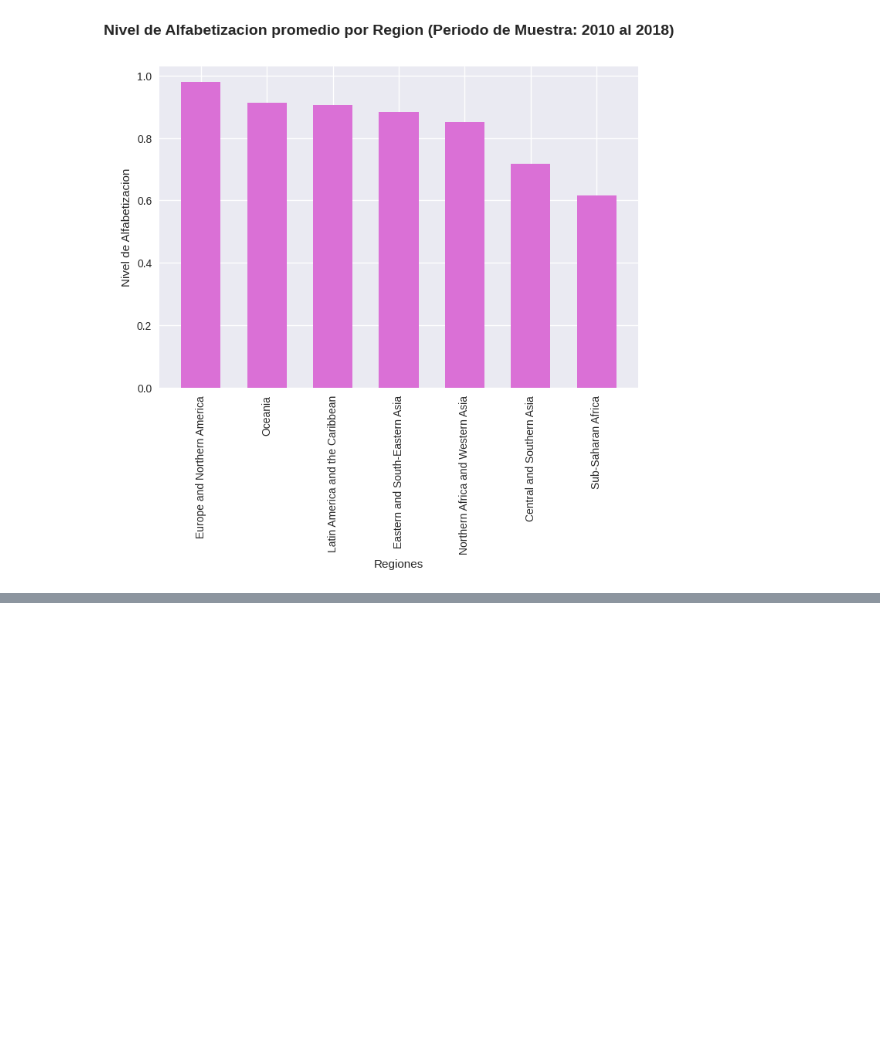
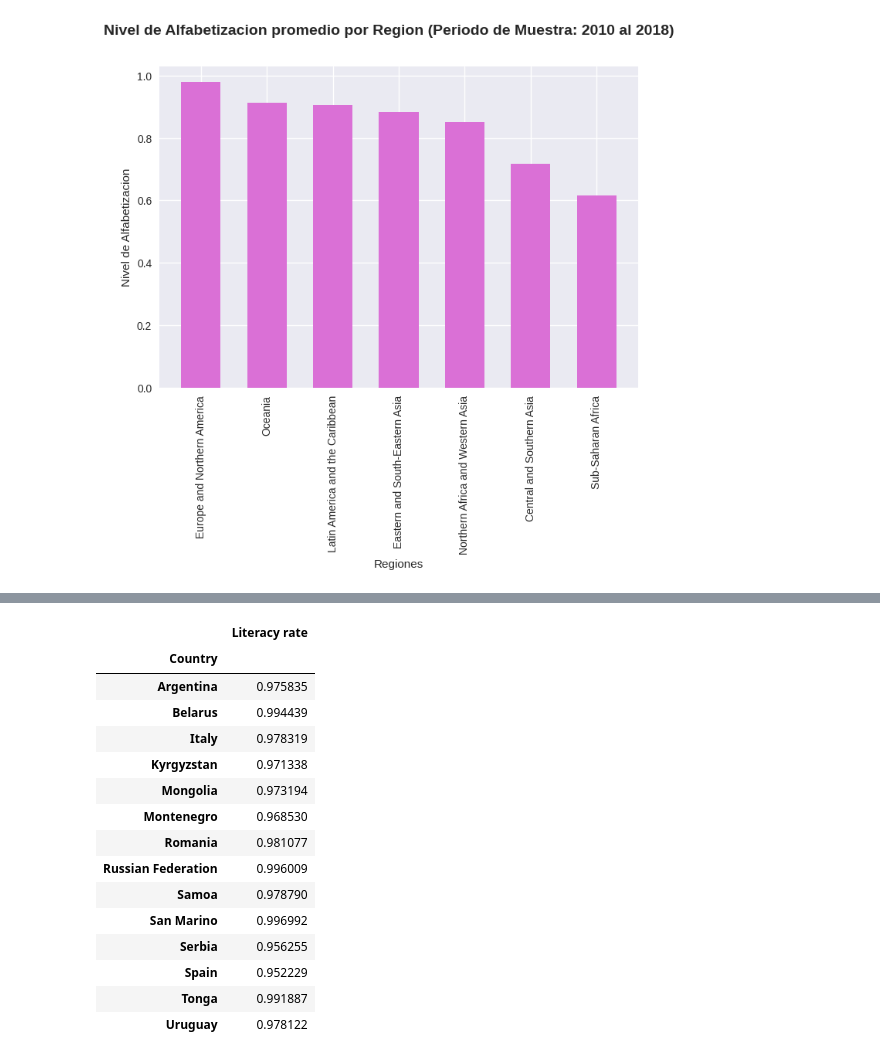
Before and after one commit to Paolo20224/Prueba, a Jupyter notebook: Simulacion_Examen.ipynb, the cells around one changed output, grey strips where cells are left out. Drawn from its saved outputs; the diff is of its cells as text; code cells hidden in the pictures; blank space fills up the shorter version.

```diff
--- a/Simulacion_Examen.ipynb
+++ b/Simulacion_Examen.ipynb
@@ -193,0 +246,25 @@ plt.show()
+# %%
+df7=df2
+filter_y2018=df7["Year"]==2018
+filter_rate=df7["Literacy rate"]>0.95
+filter_age=df7["Age"]=="65+"
+filter_gender=df7["Gender"]=="total"
+scope=df7.loc[filter_y2018 & filter_rate & filter_age & filter_gender,:]
+scope.groupby(['Country'])[['Literacy rate']].mean()
+# %% [output]
+|  | Literacy rate |
+| Country |  |
+| Argentina | 0.975835 |
+| Belarus | 0.994439 |
+| Italy | 0.978319 |
+| Kyrgyzstan | 0.971338 |
+| Mongolia | 0.973194 |
+| Montenegro | 0.968530 |
+| Romania | 0.981077 |
+| Russian Federation | 0.996009 |
+| Samoa | 0.978790 |
+| San Marino | 0.996992 |
+| Serbia | 0.956255 |
+| Spain | 0.952229 |
+| Tonga | 0.991887 |
+| Uruguay | 0.978122 |
```
Also changed, not shown: parts of 7 cells of this notebook.
